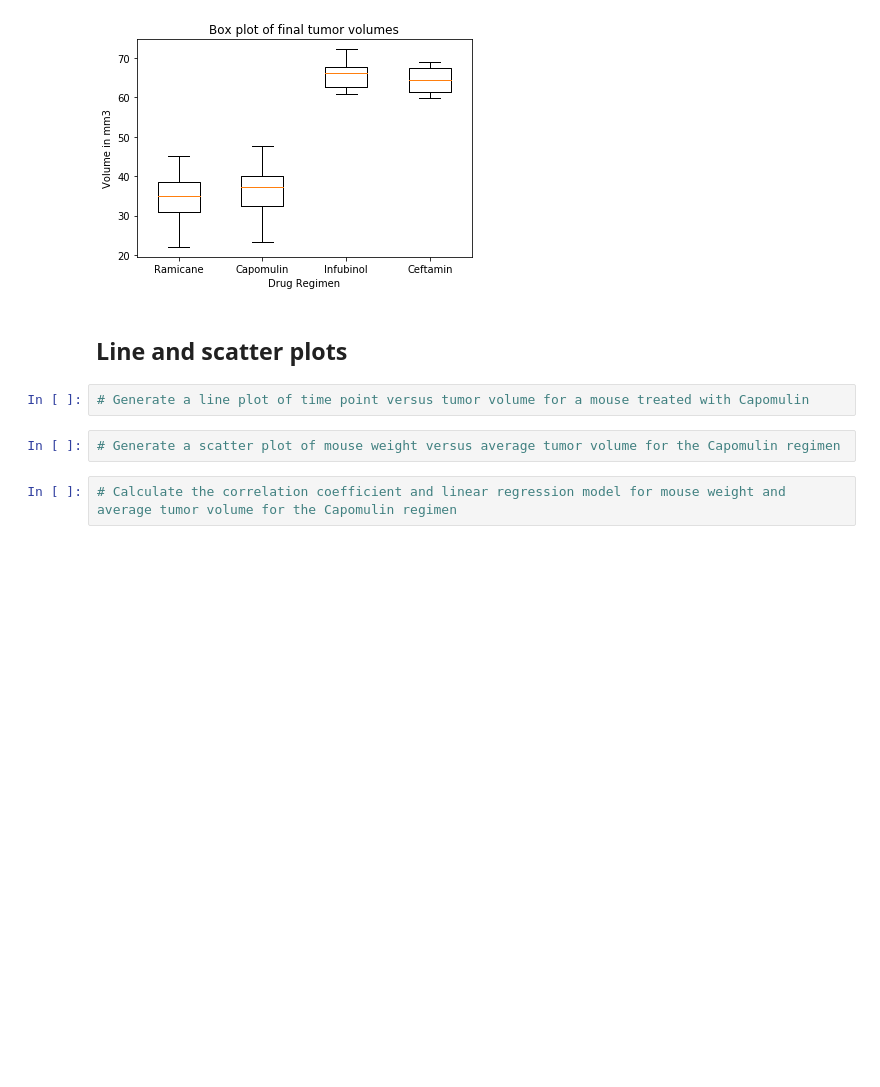
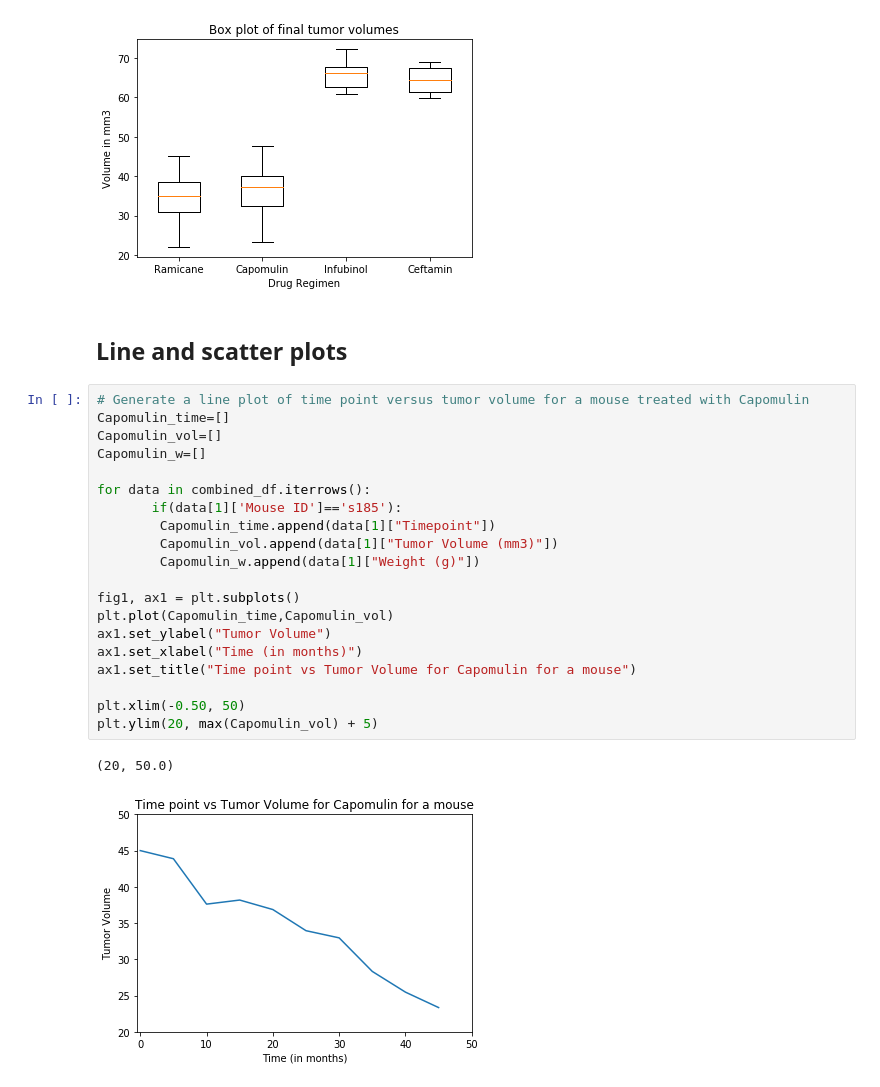
Before and after one commit to sangherahul/Matplotlib-challenge, a Jupyter notebook: Homework/Instructions/Pymaceuticals/pymaceuticals_starter.ipynb, the cells around one changed output. Saved outputs shown, nothing was run; the diff lists cells and outputs as text; blank space fills up the shorter version.

```diff
--- a/Homework/Instructions/Pymaceuticals/pymaceuticals_starter.ipynb
+++ b/Homework/Instructions/Pymaceuticals/pymaceuticals_starter.ipynb
@@ -253,9 +236,26 @@ plt.show()
 [figure]
 # %% [markdown]
 ## Line and scatter plots
-# %%
-# Generate a line plot of time point versus tumor volume for a mouse treated with Capomulin
-# %%
-# Generate a scatter plot of mouse weight versus average tumor volume for the Capomulin regimen
-# %%
-# Calculate the correlation coefficient and linear regression model for mouse weight and average tumor volume for the Capomulin regimen
+# %%
+# Generate a line plot of time point versus tumor volume for a mouse treated with Capomulin
+Capomulin_time=[]
+Capomulin_vol=[]
+Capomulin_w=[]
+
+for data in combined_df.iterrows():
+       if(data[1]['Mouse ID']=='s185'):
+        Capomulin_time.append(data[1]["Timepoint"])
+        Capomulin_vol.append(data[1]["Tumor Volume (mm3)"])
+        Capomulin_w.append(data[1]["Weight (g)"])
+
+fig1, ax1 = plt.subplots()
+plt.plot(Capomulin_time,Capomulin_vol)
+ax1.set_ylabel("Tumor Volume")
+ax1.set_xlabel("Time (in months)")
+ax1.set_title("Time point vs Tumor Volume for Capomulin for a mouse")
+
+plt.xlim(-0.50, 50)
+plt.ylim(20, max(Capomulin_vol) + 5)
+# %% [output]
+(20, 50.0)
+[figure, added]
```
Also changed, not shown: parts of 9 cells of this notebook, 1 other file.
